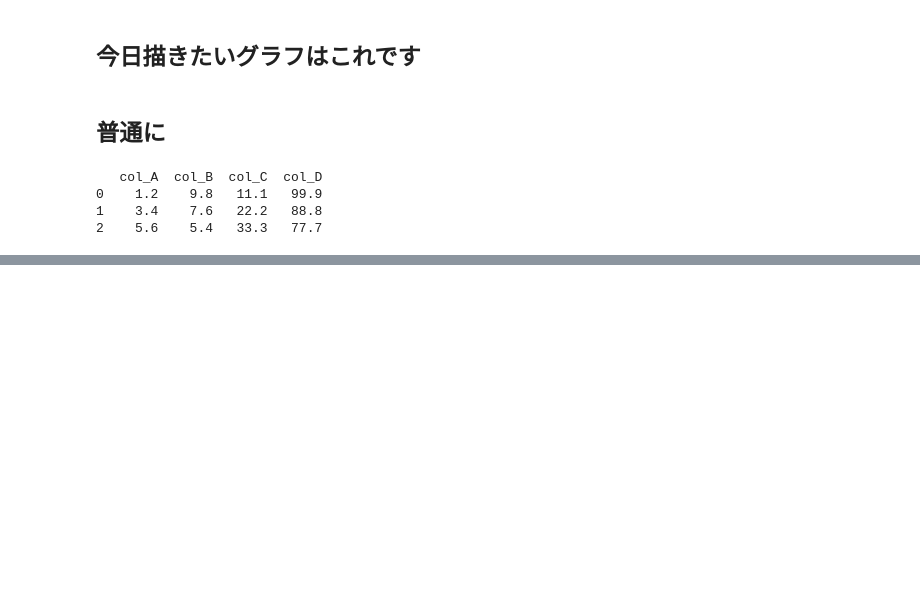
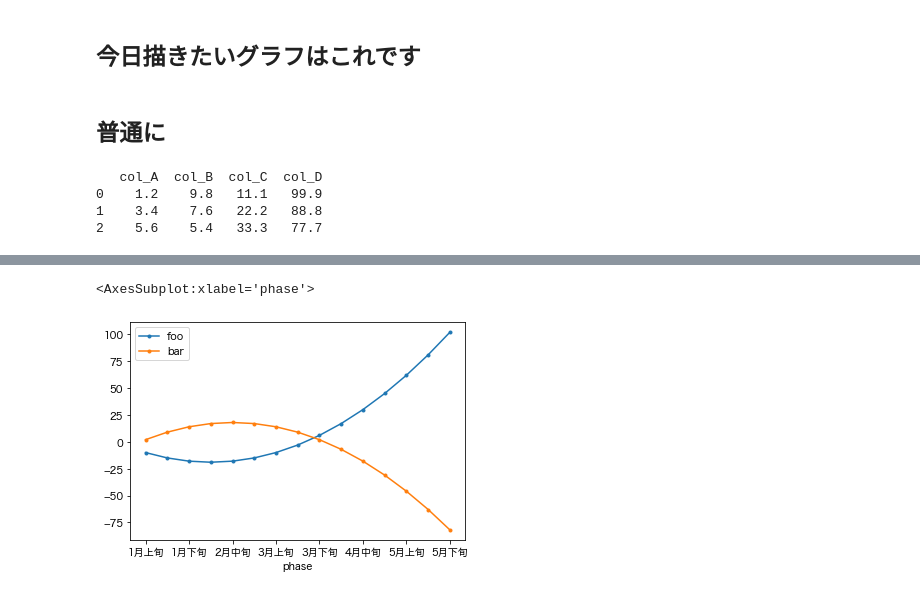
Before and after one commit to Linus-MK/fragments_for_blog, a Jupyter notebook: matplotlib/display_discrete_x_labels.ipynb, the cells around one changed output, grey strips where cells are left out. Drawn from its saved outputs; the diff is of its cells as text; code cells hidden in the pictures; blank space fills up the shorter version.

```diff
--- a/matplotlib/display_discrete_x_labels.ipynb
+++ b/matplotlib/display_discrete_x_labels.ipynb
@@ -63,0 +82,7 @@ df.plot(x='phase')
+# %%
+fig, ax = plt.subplots(figsize=(6, 4))
+
+df.plot(x='phase', ax=ax, style=".-")
+# %% [output]
+<AxesSubplot:xlabel='phase'>
+[figure, added]
```
Also changed, not shown: parts of 7 cells of this notebook.
